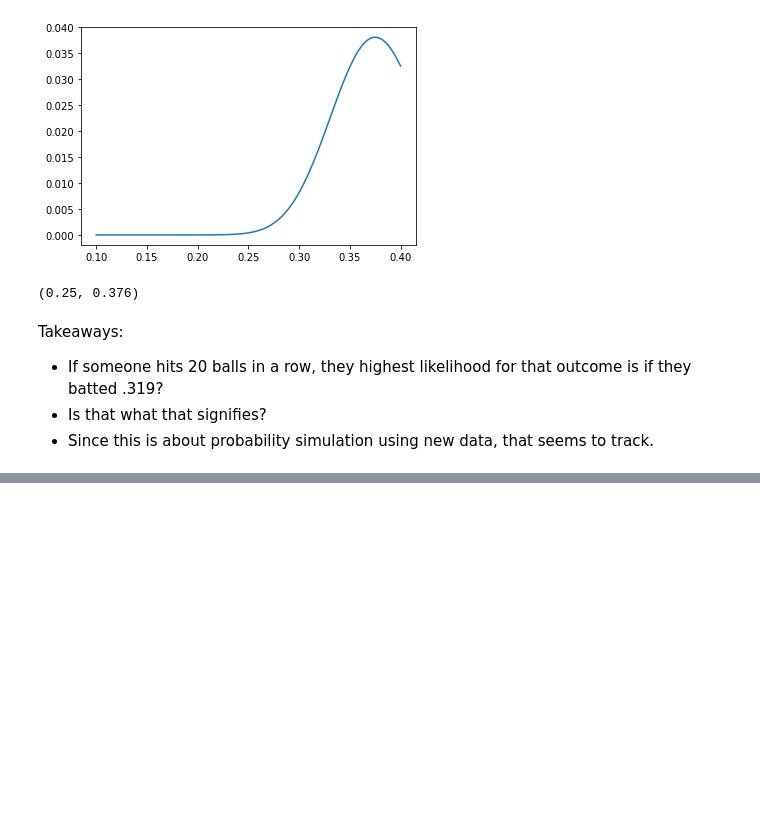
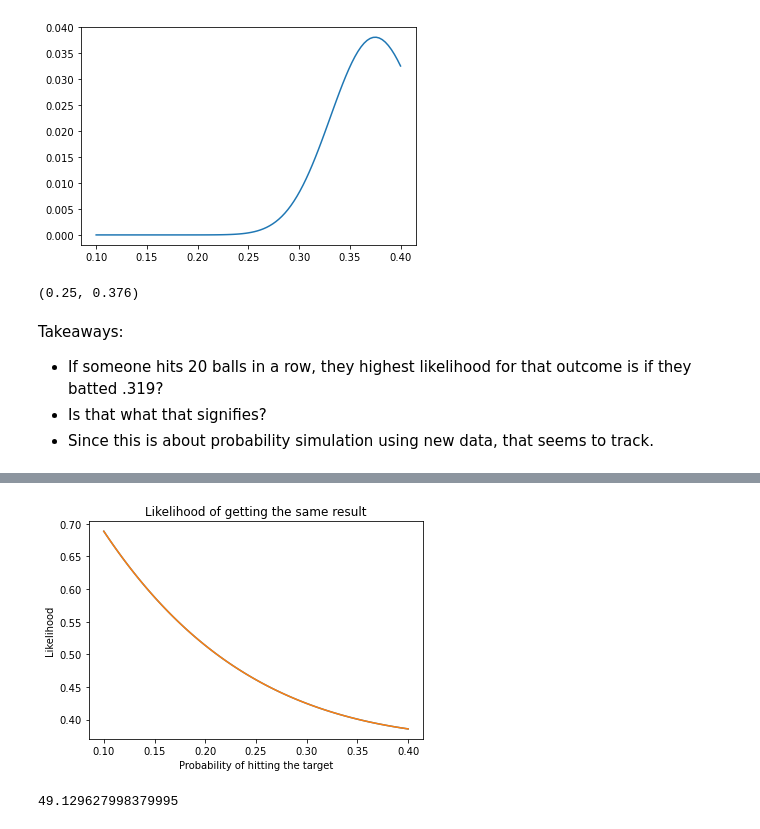
Before and after one commit to ryanorsinger/ThinkBayes2, a Jupyter notebook: chapter_4_estimating_proportions.ipynb, the cells around one changed output, grey strips where cells are left out. Drawn from its saved outputs; the diff is of its cells as text; code cells hidden in the pictures; blank space fills up the shorter version.

```diff
--- a/chapter_4_estimating_proportions.ipynb
+++ b/chapter_4_estimating_proportions.ipynb
@@ -432,0 +549,40 @@ Takeaways:
+# %%
+# Setup
+hypos = np.linspace(0.1, 0.4, 101)
+prior = Pmf(1, hypos)
+# %%
+
+# Here's a specific version for n=2 shots per test
+
+x = hypos
+likes = [(1-x)**4, (2*x*(1-x))**2, x**4]
+likelihood = np.sum(likes, axis=0)
+# %%
+# Solution
+
+# Here's a more general version for any n shots per test
+
+from scipy.stats import binom
+
+n = 2
+likes2 = [binom.pmf(k, n, x)**2 for k in range(n+1)]
+likelihood2 = np.sum(likes2, axis=0)
+# %%
+
+# Here are the likelihoods, computed both ways
+
+import matplotlib.pyplot as plt
+
+plt.plot(x, likelihood, label='special case')
+plt.plot(x, likelihood2, label='general formula')
+plt.xlabel('Probability of hitting the target')
+plt.ylabel('Likelihood')
+plt.title('Likelihood of getting the same result')
+plt.show();
+# %% [output]
+[figure, added]
+# %%
+posterior = prior * likelihood
+posterior.normalize()
+# %% [output]
+49.129627998379995
```
Also changed, not shown: parts of 18 cells of this notebook.
